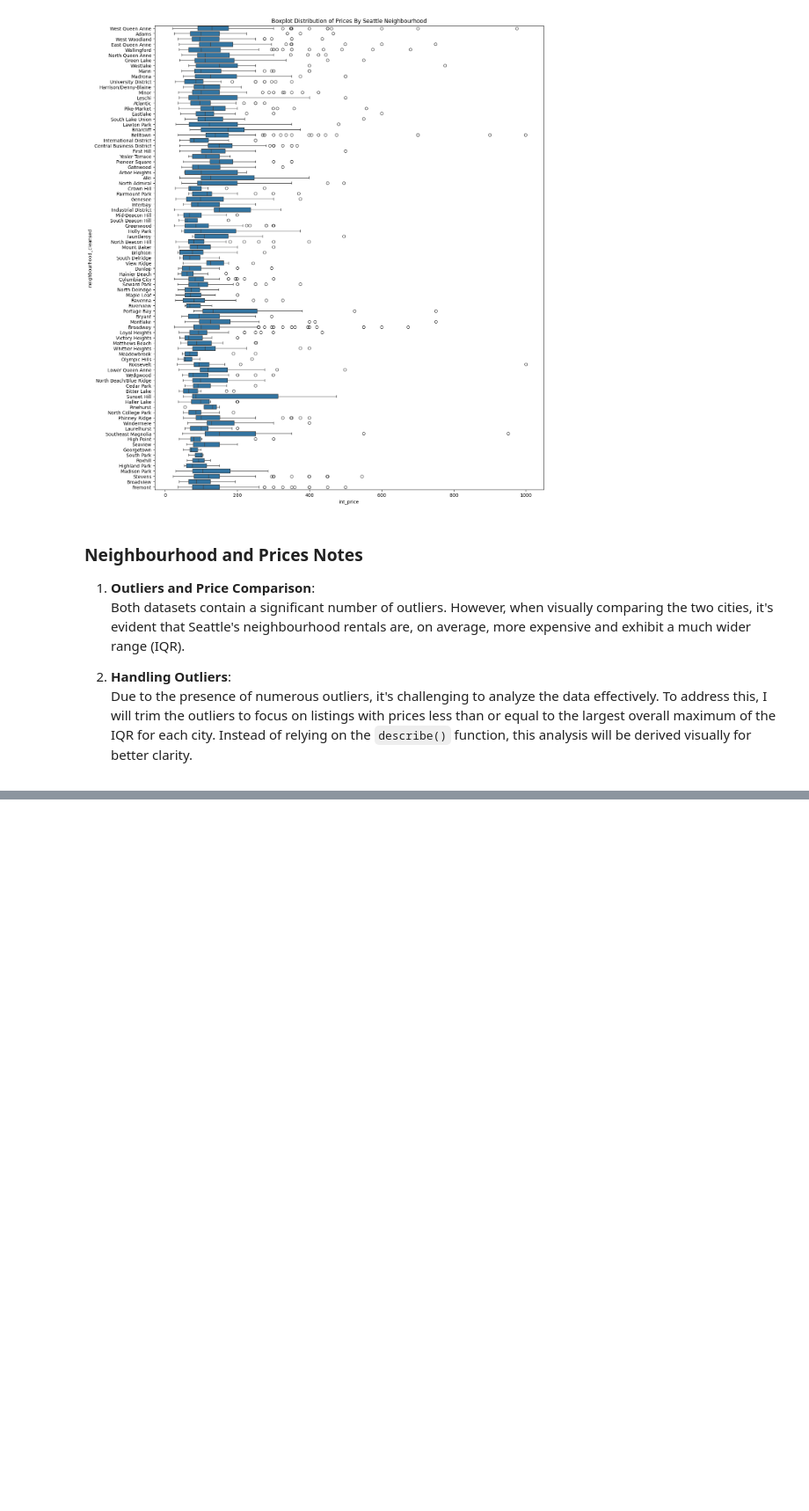
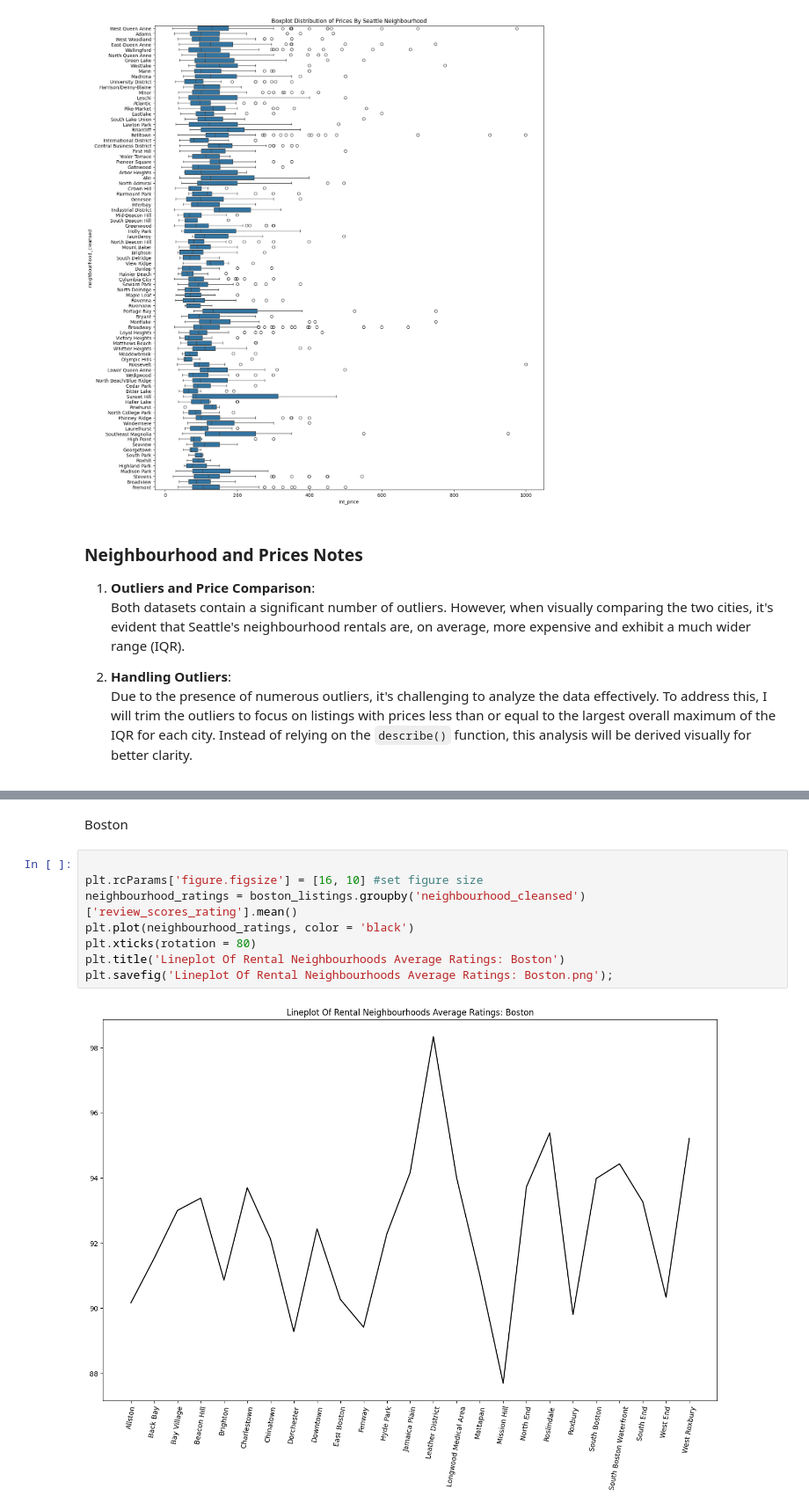
Before and after one commit to annahico/EDAs-Data_Analyst, a Jupyter notebook: Airbnb_Model/airbnb.ipynb, the cells around one changed output, grey strips where cells are left out. Shown at 88% size. Drawn from its saved outputs; the diff is of its cells as text; blank space fills up the shorter version.

```diff
--- a/Airbnb_Model/airbnb.ipynb
+++ b/Airbnb_Model/airbnb.ipynb
@@ -261,0 +315,12 @@ plt.title("Boxplot Distribution of Prices By Seattle Neighbourhood");
+# %% [markdown]
+Boston
+# %%
+
+plt.rcParams['figure.figsize'] = [16, 10] #set figure size
+neighbourhood_ratings = boston_listings.groupby('neighbourhood_cleansed')['review_scores_rating'].mean()
+plt.plot(neighbourhood_ratings, color = 'black')
+plt.xticks(rotation = 80)
+plt.title('Lineplot Of Rental Neighbourhoods Average Ratings: Boston')
+plt.savefig('Lineplot Of Rental Neighbourhoods Average Ratings: Boston.png');
+# %% [output]
+[figure, added]
```
Also changed, not shown: parts of 23 cells of this notebook, 3 other files.
